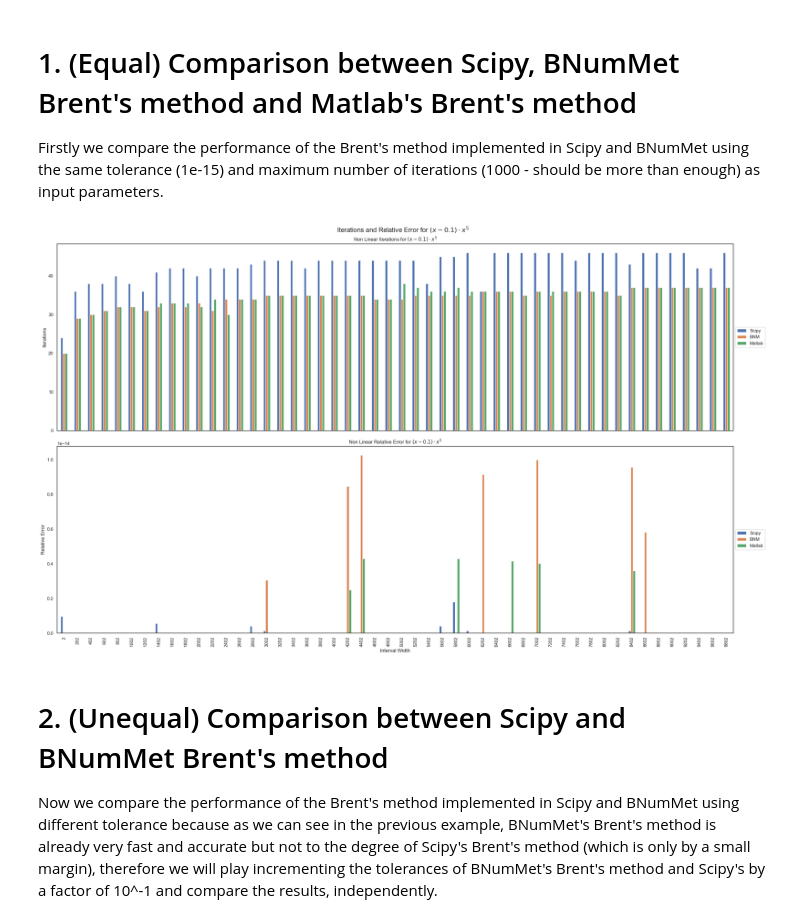
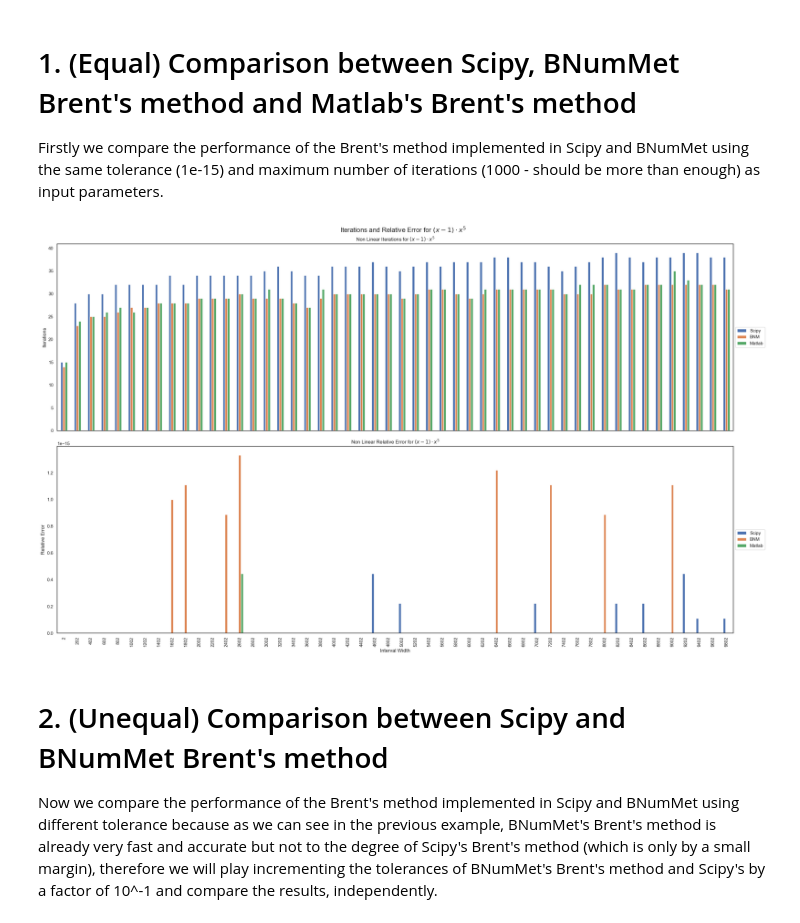
Before and after one commit to fbpazos/Trabajo-Fin-Master, a Jupyter notebook: Python_BNumMet/Demos/Timings/NonLinear_Iterations.ipynb, the cells around one changed output. Saved outputs shown, nothing was run; the diff lists cells and outputs as text; code cells hidden in the pictures.

```diff
--- a/Python_BNumMet/Demos/Timings/NonLinear_Iterations.ipynb
+++ b/Python_BNumMet/Demos/Timings/NonLinear_Iterations.ipynb
@@ -98,7 +98,7 @@ def experimentPlot(df, order_numb, length_tuple, noMatlab=False, number=1):
 # %% [markdown]
 # 0. Input Parameters
 # %%
-number = 2  # This is the number 1 == 1, 2 == 0.1
+number = 1  # This is the number 1 == 1, 2 == 0.1
 order = "5"  # This is the order of the polynomial we want to make the root finding on
 length_tuple = (1, -1, 200)  # This is the interval we want to plot
 # %% [markdown]
@@ -107,11 +107,15 @@ Firstly we compare the performance of the Brent's method implemented in Scipy an
 # %%
 %matplotlib inline
 results = json.load(open(f"./Results/NonLinear/NonLinearTimings_{number}.json", "r"))
 df = pd.DataFrame(results)
 fig = experimentPlot(df, order, length_tuple, number=number, noMatlab=False)
-plt.show()
+plt.savefig(
+    f"./Results/NonLinear/NonLinear 3 method Results a-{1 if number == 1 else 0.1 if number == 2 else 0}.png",
+    bbox_inches="tight",
+    dpi=1200,
+)
 # %% [output]
-[figure, old version]
+[figure, new version]
 # %% [markdown]
 # 2. (Unequal) Comparison between Scipy and BNumMet Brent's method
 Now we compare the performance of the Brent's method implemented in Scipy and BNumMet using different tolerance because as we can see in the previous example, BNumMet's Brent's method is already very fast and accurate but not to the degree of Scipy's Brent's method (which is only by a small margin), therefore we will play incrementing the tolerances of BNumMet's Brent's method and Scipy's by a factor of 10^-1 and compare the results, independently.
```
Also changed, not shown: parts of 2 cells of this notebook, 57 other files.
